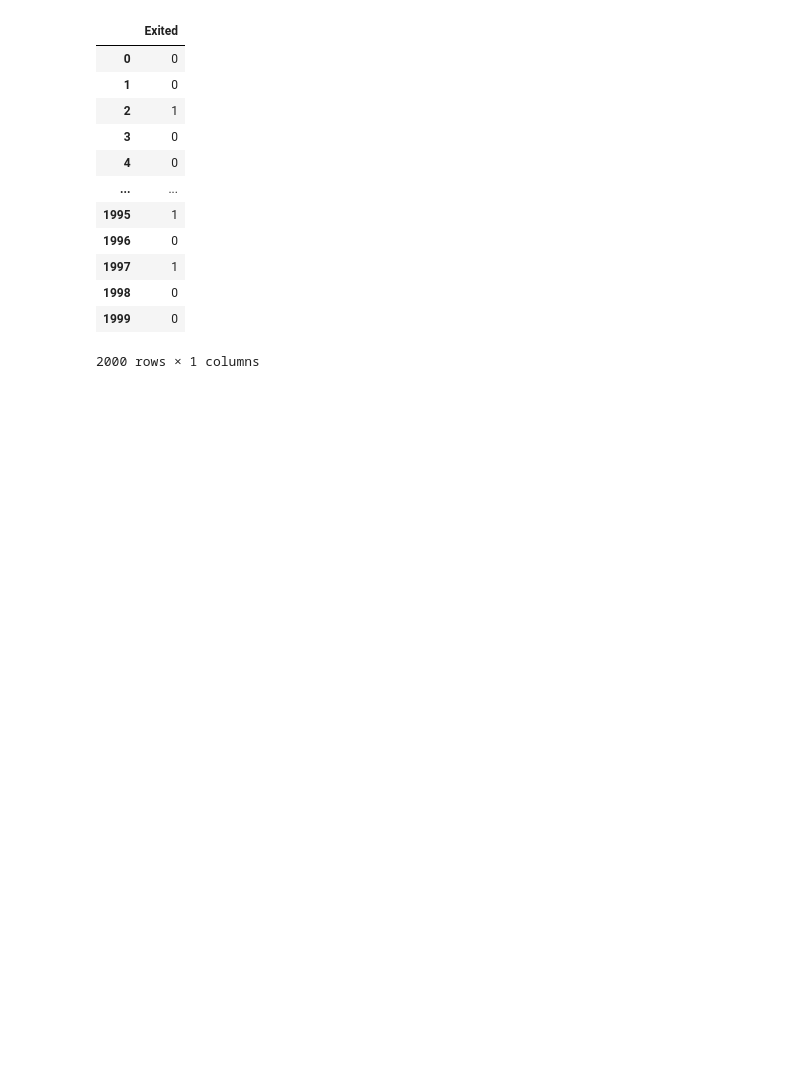
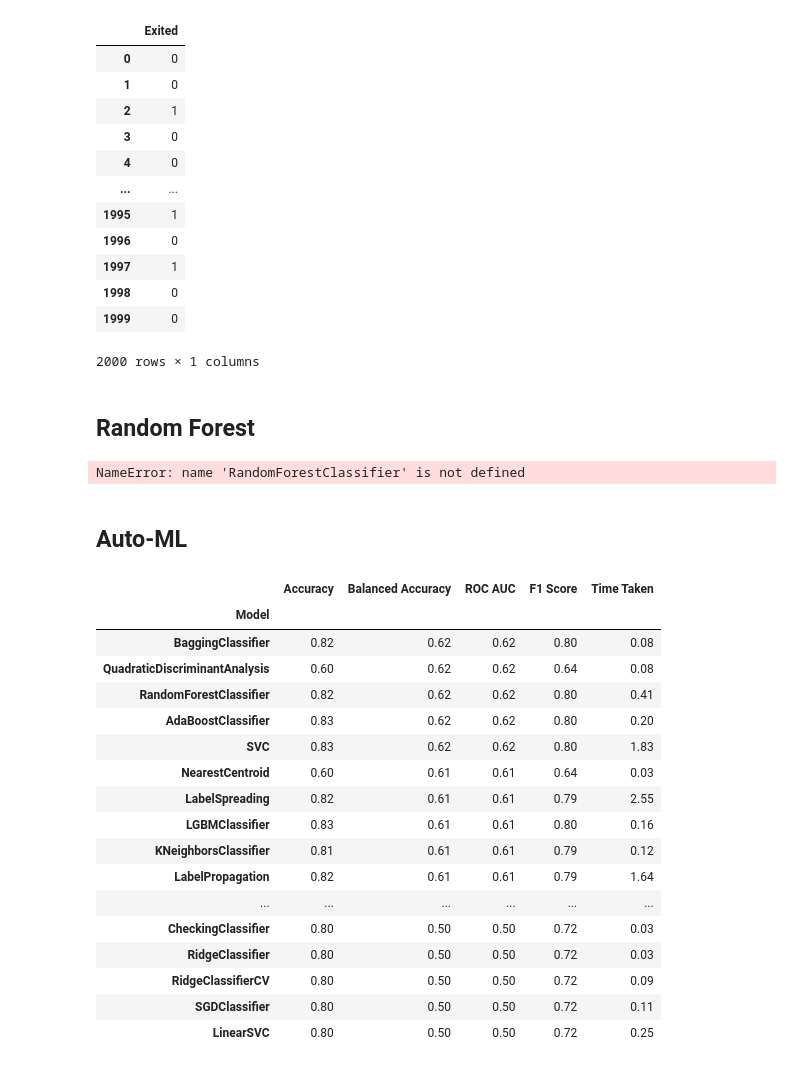
Before and after one commit to lorenanda/blood-donation, a Jupyter notebook: churnrate_logreg.ipynb, the cells around one changed output. Drawn from its saved outputs; the diff is of its cells as text; code cells hidden in the pictures; blank space fills up the shorter version.

```diff
--- a/churnrate_logreg.ipynb
+++ b/churnrate_logreg.ipynb
@@ -118,3 +118,45 @@ prediction
 2000 rows × 1 columns
 # %%
 prediction.to_csv('predictions_lr.csv', index=False)
+# %% [markdown]
+## Random Forest
+# %%
+rf = RandomForestClassifier(n_estimators=200, criterion='gini')
+rf.fit(X_train, y_train)
+
+rf_pred = rf.predict(X_test)
+
+print(
+    "RF train score:", round(rf.score(X_train, y_train), 3),
+    "\nRF test score:", round(rf.score(X_test, y_test), 3),
+    "\nRF precision score:", round(precision_score(y_test, rf_pred), 3),
+    "\nRF recall score:", round(recall_score(y_test, rf_pred), 3),
+    "\nRF f1 score:", round(f1_score(y_test, rf_pred), 3)
+)
+# %% [output]
+NameError: name 'RandomForestClassifier' is not defined
+# %% [markdown]
+## Auto-ML
+# %%
+lazy_clf = LazyClassifier()
+models, lazy_pred = lazy_clf.fit(X_train, X_test, y_train, y_test)
+models
+# %% [output]
+|  | Accuracy | Balanced Accuracy | ROC AUC | F1 Score | Time Taken |
+| Model |  |  |  |  |  |
+| BaggingClassifier | 0.82 | 0.62 | 0.62 | 0.80 | 0.08 |
+| QuadraticDiscriminantAnalysis | 0.60 | 0.62 | 0.62 | 0.64 | 0.08 |
+| RandomForestClassifier | 0.82 | 0.62 | 0.62 | 0.80 | 0.41 |
+| AdaBoostClassifier | 0.83 | 0.62 | 0.62 | 0.80 | 0.20 |
+| SVC | 0.83 | 0.62 | 0.62 | 0.80 | 1.83 |
+| NearestCentroid | 0.60 | 0.61 | 0.61 | 0.64 | 0.03 |
+| LabelSpreading | 0.82 | 0.61 | 0.61 | 0.79 | 2.55 |
+| LGBMClassifier | 0.83 | 0.61 | 0.61 | 0.80 | 0.16 |
+| KNeighborsClassifier | 0.81 | 0.61 | 0.61 | 0.79 | 0.12 |
+| LabelPropagation | 0.82 | 0.61 | 0.61 | 0.79 | 1.64 |
+| ... | ... | ... | ... | ... | ... |
+| CheckingClassifier | 0.80 | 0.50 | 0.50 | 0.72 | 0.03 |
+| RidgeClassifier | 0.80 | 0.50 | 0.50 | 0.72 | 0.03 |
+| RidgeClassifierCV | 0.80 | 0.50 | 0.50 | 0.72 | 0.09 |
+| SGDClassifier | 0.80 | 0.50 | 0.50 | 0.72 | 0.11 |
+| LinearSVC | 0.80 | 0.50 | 0.50 | 0.72 | 0.25 |
```
Also changed, not shown: parts of 3 cells of this notebook.
